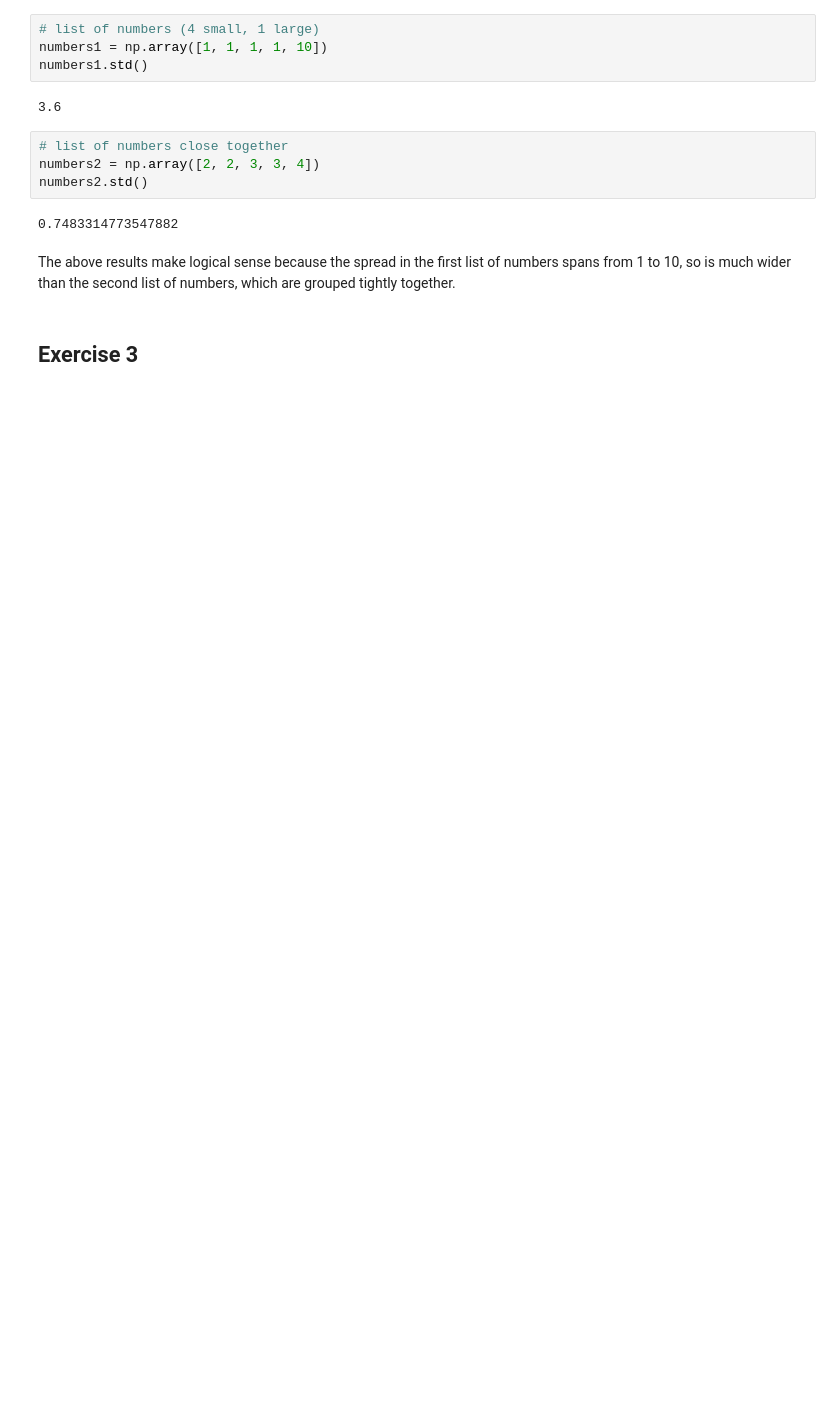
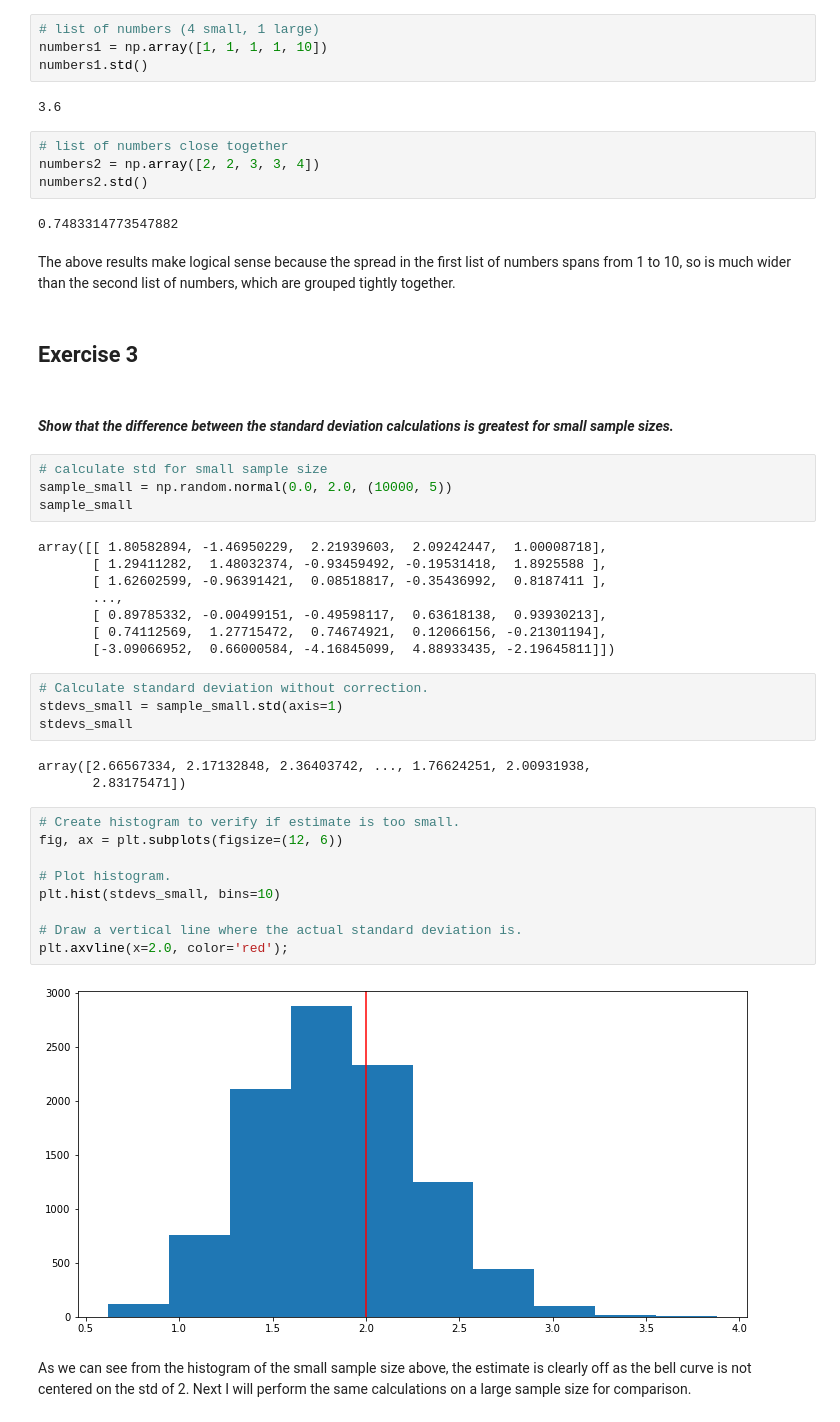
Before and after one commit to martincusack979/fundanalysis-assesment, a Jupyter notebook: Practicals/03-bias-exercises.ipynb, the cells around one changed output. Saved outputs shown, nothing was run; the diff lists cells and outputs as text; blank space fills up the shorter version.

```diff
--- a/Practicals/03-bias-exercises.ipynb
+++ b/Practicals/03-bias-exercises.ipynb
@@ -271,3 +271,38 @@ numbers2.std()
 The above results make logical sense because the spread in the first list of numbers spans from 1 to 10, so is much wider than the second list of numbers, which are grouped tightly together.
 # %% [markdown]
 ## Exercise 3
+# %% [markdown]
+#### *Show that the difference between the standard deviation calculations is greatest for small sample sizes.*
+# %%
+# calculate std for small sample size
+sample_small = np.random.normal(0.0, 2.0, (10000, 5))
+sample_small
+# %% [output]
+array([[ 1.80582894, -1.46950229,  2.21939603,  2.09242447,  1.00008718],
+       [ 1.29411282,  1.48032374, -0.93459492, -0.19531418,  1.8925588 ],
+       [ 1.62602599, -0.96391421,  0.08518817, -0.35436992,  0.8187411 ],
+       ...,
+       [ 0.89785332, -0.00499151, -0.49598117,  0.63618138,  0.93930213],
+       [ 0.74112569,  1.27715472,  0.74674921,  0.12066156, -0.21301194],
+       [-3.09066952,  0.66000584, -4.16845099,  4.88933435, -2.19645811]])
+# %%
+# Calculate standard deviation without correction.
+stdevs_small = sample_small.std(axis=1)
+stdevs_small
+# %% [output]
+array([2.66567334, 2.17132848, 2.36403742, ..., 1.76624251, 2.00931938,
+       2.83175471])
+# %%
+# Create histogram to verify if estimate is too small.
+fig, ax = plt.subplots(figsize=(12, 6))
+
+# Plot histogram.
+plt.hist(stdevs_small, bins=10)
+
+# Draw a vertical line where the actual standard deviation is.
+plt.axvline(x=2.0, color='red');
+# %% [output]
+[figure, added]
+# %% [markdown]
+As we can see from the histogram of the small sample size above, the estimate is clearly off as the bell curve is not centered on the std of 2.
+Next I will perform the same calculations on a large sample size for comparison.
```
Also changed, not shown: parts of 23 cells of this notebook.
